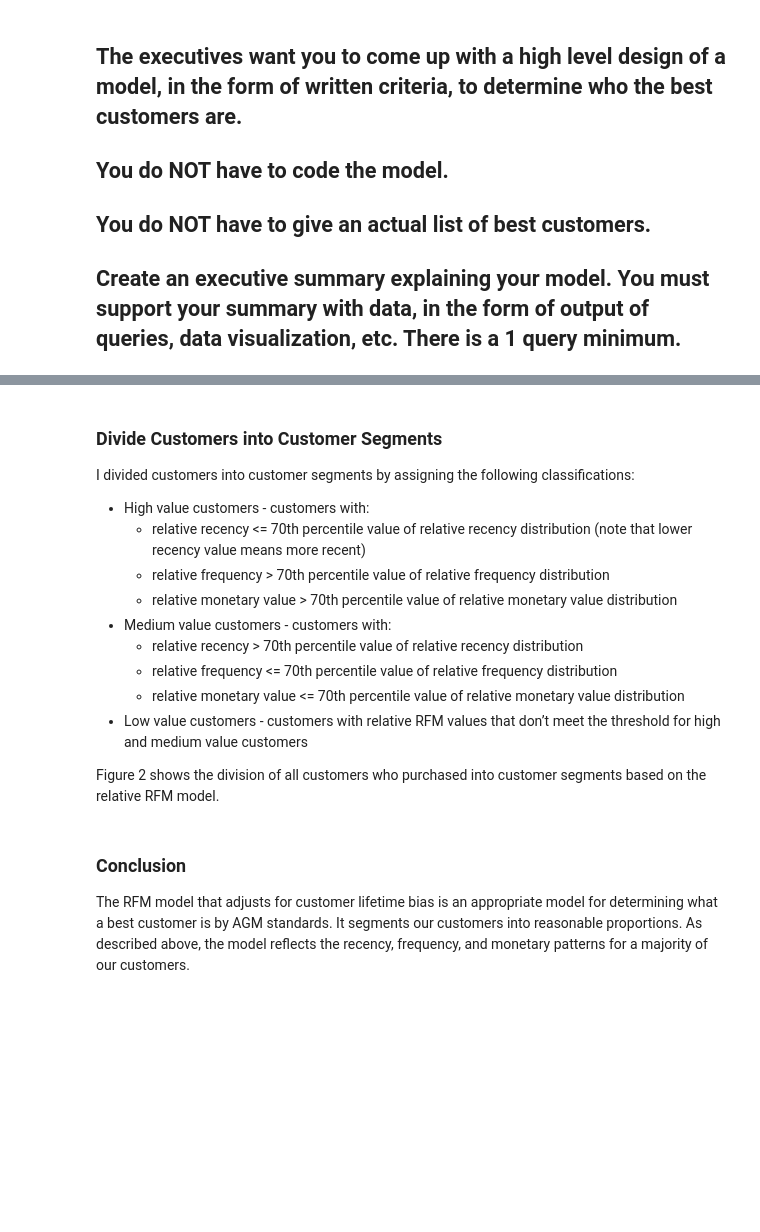
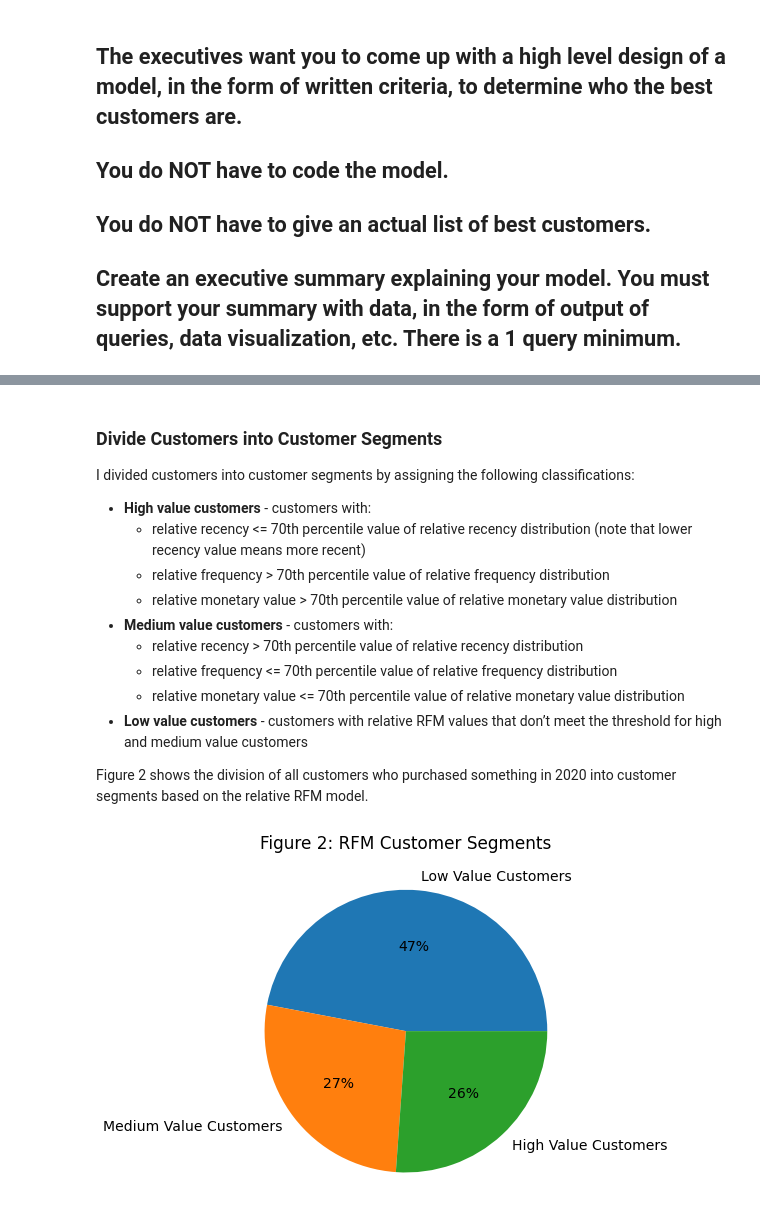
Before and after one commit to scabanela-ischool/Data_Engineering_Proj1_Querying, a Jupyter notebook: project_1_5.ipynb, the cells around one changed output, grey strips where cells are left out. Cells and saved outputs as stored; diff of their text form; code cells hidden in the pictures; blank space fills up the shorter version.

```diff
--- a/project_1_5.ipynb
+++ b/project_1_5.ipynb
@@ -265,40 +193,39 @@ plt.show
 # %% [markdown]
 ### Divide Customers into Customer Segments
 I divided customers into customer segments by assigning the following classifications:
-* High value customers - customers with:
+* **High value customers** - customers with:
     * relative recency <= 70th percentile value of relative recency distribution (note that lower recency value means more recent)
     * relative frequency > 70th percentile value of relative frequency distribution
     * relative monetary value > 70th percentile value of relative monetary value distribution
-* Medium value customers - customers with:
+* **Medium value customers** - customers with:
     * relative recency > 70th percentile value of relative recency distribution
     * relative frequency <= 70th percentile value of relative frequency distribution
     * relative monetary value <= 70th percentile value of relative monetary value distribution
-* Low value customers - customers with relative RFM values that don’t meet the threshold for high and medium value customers
+* **Low value customers** - customers with relative RFM values that don’t meet the threshold for high and medium value customers
 
-Figure 2 shows the division of all customers who purchased into customer segments based on the relative RFM model.
+Figure 2 shows the division of all customers who purchased something in 2020 into customer segments based on the relative RFM model.
 # %%
 # define rfm threshold values for high, med, and low
 r_limit = agg_customer_data.RelativeRecency.quantile(0.7)
 f_limit = agg_customer_data.RelativeFrequency.quantile(0.7)
 m_limit = agg_customer_data.RelativeMonetary.quantile(0.7)
 
 # define conditions for segmenting customers
-high_condition = (agg_customer_data['RelativeRecency'] <= r_limit) & (agg_customer_data['RelativeFrequency'] >= f_limit) & (agg_customer_data['RelativeMonetary'] >= m_limit)
-low_condition = (agg_customer_data['RelativeRecency'] > r_limit) & (agg_customer_data['RelativeFrequency'] < f_limit) & (agg_customer_data['RelativeMonetary'] < m_limit)
+high_condition = (agg_customer_data['RelativeRecency'] <= r_limit) & (agg_customer_data['RelativeFrequency'] > f_limit) & (agg_customer_data['RelativeMonetary'] > m_limit)
+low_condition = (agg_customer_data['RelativeRecency'] > r_limit) & (agg_customer_data['RelativeFrequency'] <= f_limit) & (agg_customer_data['RelativeMonetary'] <= m_limit)
 
 # segment customers into rfm categories: low value, medium value, high value, and top value
 agg_customer_data_labelled = agg_customer_data.copy()
 agg_customer_data_labelled['customer_segment'] = np.where(high_condition, 'High Value Customers',
                 np.where(low_condition,'Medium Value Customers', 'Low Value Customers'))
 
 # plot customer segments
 plt.figure(figsize=(6.5,6.5))
 plt.rcParams['font.size'] = 14
 plt.title('Figure 2: RFM Customer Segments')
 plt.pie(agg_customer_data_labelled.customer_segment.value_counts(),
         labels=agg_customer_data_labelled.customer_segment.value_counts().index,
         autopct='%.0f%%')
 plt.show()
+# %% [output]
+[figure, added]
-# %% [markdown]
-### Conclusion
-The RFM model that adjusts for customer lifetime bias is an appropriate model for determining what a best customer is by AGM standards. It segments our customers into reasonable proportions. As described above, the model reflects the recency, frequency, and monetary patterns for a majority of our customers.
```
Also changed, not shown: parts of 18 cells of this notebook.
